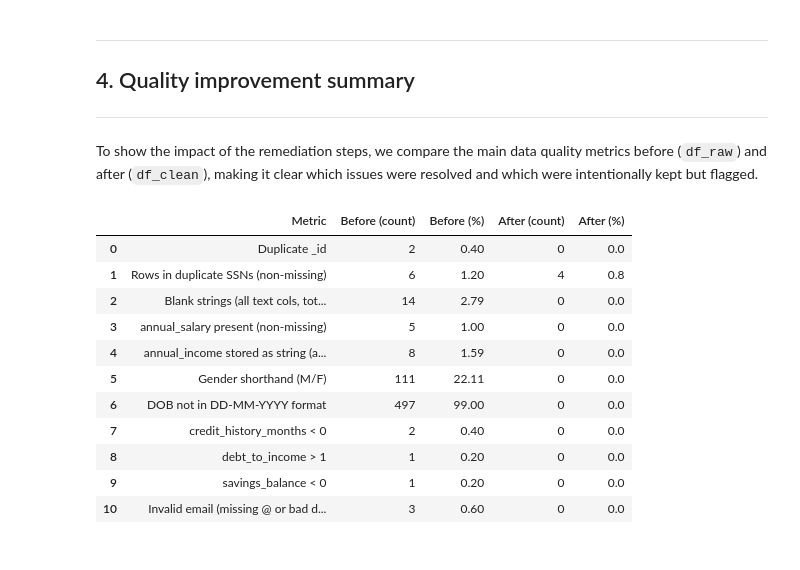
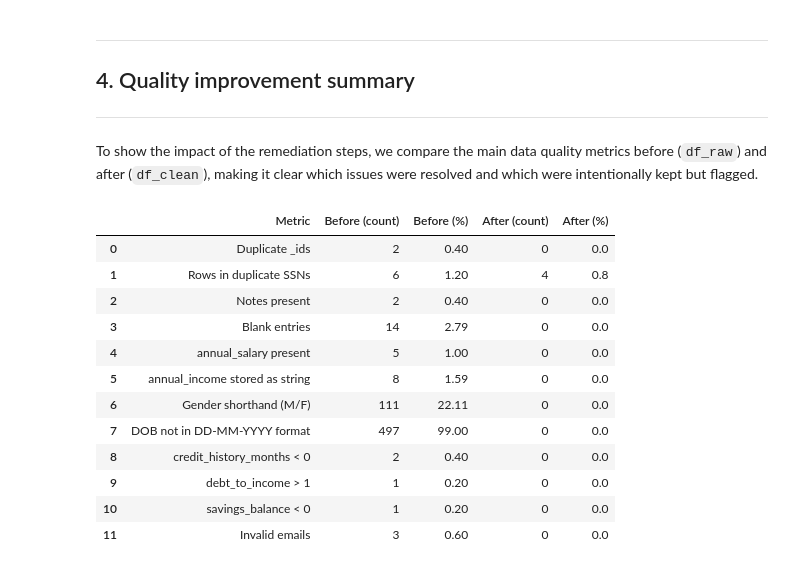
Before and after one commit to catarinapalma01/dego-project-team3, a Jupyter notebook: notebooks/01-data-quality.ipynb, the cells around one changed output. Cells and saved outputs as stored; diff of their text form; code cells hidden in the pictures.

```diff
--- a/notebooks/01-data-quality.ipynb
+++ b/notebooks/01-data-quality.ipynb
@@ -906,0 +937,6 @@ Rows after _id dedupe: 500
+# %%
+# Drop the `notes` column
+df_clean = df_clean.drop(columns=["notes"], errors="ignore")
+
+# Quick check
+print("notes column still exists?", "notes" in df_clean.columns)
@@ -1117,8 +1155,6 @@ Remaining invalid emails: 0
 
 To show the impact of the remediation steps, we compare the main data quality metrics before (`df_raw`) and after (`df_clean`), making it clear which issues were resolved and which were intentionally kept but flagged.
 # %%
-import pandas as pd
-
 def pct(count, n):
     return round((count / n) * 100, 2) if n else 0.0
 
@@ -1131,7 +1167,7 @@ rows = []
 # Duplicate _id
 b = int(df_raw["_id"].duplicated().sum())
 a = int(df_clean["_id"].duplicated().sum())
-rows.append(["Duplicate _id", b, pct(b, n_before), a, pct(a, n_after)])
+rows.append(["Duplicate _ids", b, pct(b, n_before), a, pct(a, n_after)])
 
 # Rows in duplicate SSNs
 ssn_b = df_raw["applicant_info.ssn"]
@@ -1143,10 +1179,14 @@ else:
     ssn_a = df_clean["applicant_info.ssn"]
     a = int((ssn_a.notna() & ssn_a.duplicated(keep=False)).sum())
 
-rows.append(["Rows in duplicate SSNs (non-missing)", b, pct(b, n_before), a, pct(a, n_after)])
+rows.append(["Rows in duplicate SSNs", b, pct(b, n_before), a, pct(a, n_after)])
 
-# 2) Blanks (text columns)
+# 2) Notes column
+b = int(df_raw["notes"].notna().sum()) if "notes" in df_raw.columns else 0
+a = int(df_clean["notes"].notna().sum()) if "notes" in df_clean.columns else 0
+rows.append(["Notes present", b, pct(b, n_before), a, pct(a, n_after)])
 
+# 3) Blanks (text columns)
 def count_blanks(df):
     txt = df.select_dtypes(include=["object", "string"])
     if txt.shape[1] == 0:
@@ -1156,13 +1196,13 @@ def count_blanks(df):
 
 b = count_blanks(df_raw)
 a = count_blanks(df_clean)
-rows.append(["Blank strings (all text cols, total cells)", b, pct(b, n_before), a, pct(a, n_after)])
+rows.append(["Blank entries", b, pct(b, n_before), a, pct(a, n_after)])
 
-# 3) Income schema / types
+# 4) Income schema/types
 # annual_salary present (non-missing)
 b = int(("financials.annual_salary" in df_raw.columns) and df_raw["financials.annual_salary"].notna().sum())
 a = int(("financials.annual_salary" in df_clean.columns) and df_clean["financials.annual_salary"].notna().sum())
-rows.append(["annual_salary present (non-missing)", b, pct(b, n_before), a, pct(a, n_after)])
+rows.append(["annual_salary present", b, pct(b, n_before), a, pct(a, n_after)])
 
 # annual_income stored as string among non-missing
 inc_raw = df_raw["financials.annual_income"]
@@ -1171,92 +1211,69 @@ b = int((inc_raw.notna() & inc_raw.map(lambda x: isinstance(x, str))).sum())
 inc_clean = df_clean["financials.annual_income"]
 a = int((inc_clean.notna() & inc_clean.map(lambda x: isinstance(x, str))).sum())
 
-rows.append(["annual_income stored as string (among non-missing)", b, pct(b, n_before), a, pct(a, n_after)])
+rows.append(["annual_income stored as string", b, pct(b, n_before), a, pct(a, n_after)])
 
-# 4) Gender shorthand
+# 5) Gender shorthand
 b = int(df_raw["applicant_info.gender"].astype("string").isin(["M", "F"]).sum())
 a = int(df_clean["applicant_info.gender"].astype("string").isin(["M", "F"]).sum())
 rows.append(["Gender shorthand (M/F)", b, pct(b, n_before), a, pct(a, n_after)])
 
-# 5) DOB parseability (matches remediation formats: DD-MM-YYYY)
+# 6) DOB parseability (matches remediation formats: DD-MM-YYYY)
 def dob_not_standard_ddmmyyyy(df):
     dob = df["applicant_info.date_of_birth"].astype("string").str.strip().replace({"": pd.NA})
-    # present but not matching the target standard format
-    not_std = dob.notna() & ~dob.str.match(r"^\d{2}-\d{2}-\d{4}$", na=False)
-    return int(not_std.sum())
-
-    # YYYY-MM-DD
-    m = dob.notna() & dob.str.match(r"^\d{4}-\d{2}-\d{2}$", na=False)
-    dt.loc[m] = pd.to_datetime(dob.loc[m], errors="coerce", format="%Y-%m-%d")
-
-    # YYYY/MM/DD
-    m = dob.notna() & dob.str.match(r"^\d{4}/\d{2}/\d{2}$", na=False)
-    dt.loc[m] = pd.to_datetime(dob.loc[m], errors="coerce", format="%Y/%m/%d")
-
-    # DD-MM-YYYY
-    m = dob.notna() & dob.str.match(r"^\d{2}-\d{2}-\d{4}$", na=False)
-    dt.loc[m] = pd.to_datetime(dob.loc[m], errors="coerce", format="%d-%m-%Y")
-
-    # DD/MM/YYYY assumed first
-    m_slash = dob.notna() & dob.str.match(r"^\d{2}/\d{2}/\d{4}$", na=False)
-    dt.loc[m_slash] = pd.to_datetime(dob.loc[m_slash], errors="coerce", format="%d/%m/%Y")
-
-    # Fallback: MM/DD/YYYY only for those DD/MM couldn't parse
-    m_mdy = m_slash & dt.isna()
-    dt.loc[m_mdy] = pd.to_datetime(dob.loc[m_mdy], errors="coerce", format="%m/%d/%Y")
-
-    return int((dob.notna() & dt.isna()).sum())
+    return int((dob.notna() & ~dob.str.match(r"^\d{2}-\d{2}-\d{4}$", na=False)).sum())
 
 b = dob_not_standard_ddmmyyyy(df_raw)
 a = dob_not_standard_ddmmyyyy(df_clean)
 rows.append(["DOB not in DD-MM-YYYY format", b, pct(b, n_before), a, pct(a, n_after)])
 
-# 6) Invalid numeric values
+# 7) Invalid numeric values
 def invalid_numeric_counts(df):
     chm = pd.to_numeric(df["financials.credit_history_months"], errors="coerce")
     dti = pd.to_numeric(df["financials.debt_to_income"], errors="coerce")
     sav = pd.to_numeric(df["financials.savings_balance"], errors="coerce")
     return (
         int((chm < 0).sum()),
         int((dti > 1).sum()),
         int((sav < 0).sum()),
     )
 
 b_chm, b_dti, b_sav = invalid_numeric_counts(df_raw)
 a_chm, a_dti, a_sav = invalid_numeric_counts(df_clean)
 rows.append(["credit_history_months < 0", b_chm, pct(b_chm, n_before), a_chm, pct(a_chm, n_after)])
 rows.append(["debt_to_income > 1", b_dti, pct(b_dti, n_before), a_dti, pct(a_dti, n_after)])
 rows.append(["savings_balance < 0", b_sav, pct(b_sav, n_before), a_sav, pct(a_sav, n_after)])
 
-# 7) Email validity
+# 8) Email validity
 def invalid_email(df):
     email = df["applicant_info.email"].astype("string").str.strip().replace({"": pd.NA})
     has_at = email.notna() & email.str.contains("@", na=False)
     domain = email.where(has_at).str.split("@", n=1).str[1].str.lower().str.strip()
     missing_at = email.notna() & ~has_at
     bad_domain = has_at & (~domain.str.contains(r"\.", na=False))
     return int((missing_at | bad_domain).sum())
 
 b = invalid_email(df_raw)
 a = invalid_email(df_clean)
-rows.append(["Invalid email (missing @ or bad domain)", b, pct(b, n_before), a, pct(a, n_after)])
+rows.append(["Invalid emails", b, pct(b, n_before), a, pct(a, n_after)])
 
-# 8) Build summary table
+# 9) Build summary table
 summary = pd.DataFrame(rows, columns=["Metric", "Before (count)", "Before (%)", "After (count)", "After (%)"])
 display(summary)
 # %% [output]
 |  | Metric | Before (count) | Before (%) | After (count) | After (%) |
-| 0 | Duplicate _id | 2 | 0.40 | 0 | 0.0 |
-| 1 | Rows in duplicate SSNs (non-missing) | 6 | 1.20 | 4 | 0.8 |
-| 2 | Blank strings (all text cols, tot... | 14 | 2.79 | 0 | 0.0 |
-| 3 | annual_salary present (non-missing) | 5 | 1.00 | 0 | 0.0 |
-| 4 | annual_income stored as string (a... | 8 | 1.59 | 0 | 0.0 |
-| 5 | Gender shorthand (M/F) | 111 | 22.11 | 0 | 0.0 |
-| 6 | DOB not in DD-MM-YYYY format | 497 | 99.00 | 0 | 0.0 |
-| 7 | credit_history_months < 0 | 2 | 0.40 | 0 | 0.0 |
-| 8 | debt_to_income > 1 | 1 | 0.20 | 0 | 0.0 |
-| 9 | savings_balance < 0 | 1 | 0.20 | 0 | 0.0 |
-| 10 | Invalid email (missing @ or bad d... | 3 | 0.60 | 0 | 0.0 |
+| 0 | Duplicate _ids | 2 | 0.40 | 0 | 0.0 |
+| 1 | Rows in duplicate SSNs | 6 | 1.20 | 4 | 0.8 |
+| 2 | Notes present | 2 | 0.40 | 0 | 0.0 |
+| 3 | Blank entries | 14 | 2.79 | 0 | 0.0 |
+| 4 | annual_salary present | 5 | 1.00 | 0 | 0.0 |
+| 5 | annual_income stored as string | 8 | 1.59 | 0 | 0.0 |
+| 6 | Gender shorthand (M/F) | 111 | 22.11 | 0 | 0.0 |
+| 7 | DOB not in DD-MM-YYYY format | 497 | 99.00 | 0 | 0.0 |
+| 8 | credit_history_months < 0 | 2 | 0.40 | 0 | 0.0 |
+| 9 | debt_to_income > 1 | 1 | 0.20 | 0 | 0.0 |
+| 10 | savings_balance < 0 | 1 | 0.20 | 0 | 0.0 |
+| 11 | Invalid emails | 3 | 0.60 | 0 | 0.0 |
 # %% [markdown]
 ---
 ## 5. Save the cleaned datasets
```
Also changed, not shown: parts of 39 cells of this notebook, 2 other files.
